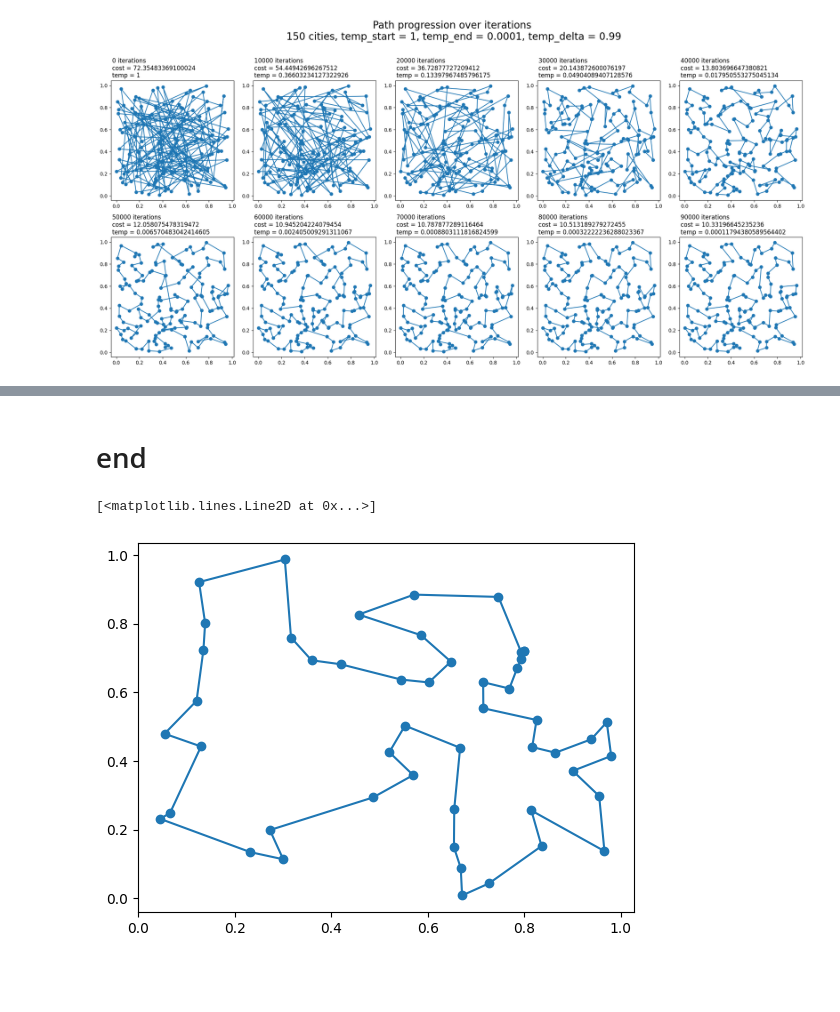
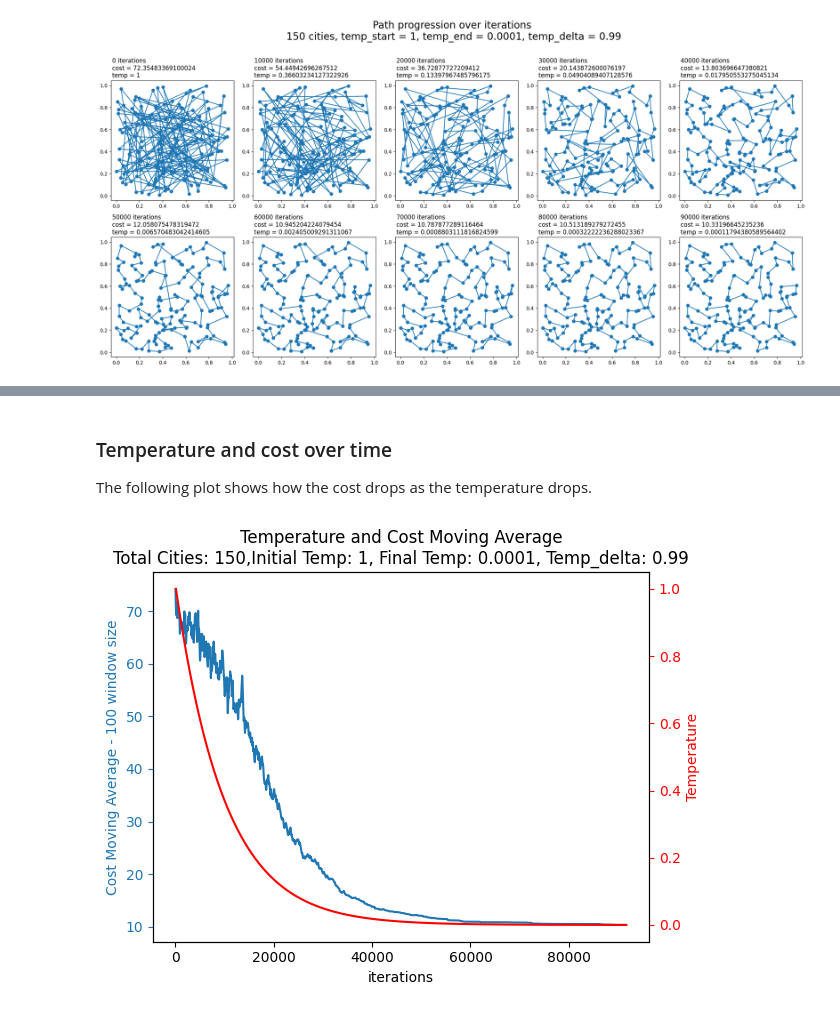
Before and after one commit to BernnardoSBO/TSP-annealing, a Jupyter notebook: caixeiro.ipynb, the cells around one changed output, grey strips where cells are left out. Cells and saved outputs as stored; diff of their text form; code cells hidden in the pictures; blank space fills up the shorter version.

```diff
--- a/caixeiro.ipynb
+++ b/caixeiro.ipynb
@@ -444,7 +455,29 @@ for it in range(len(paths)):
-# %% [markdown]
-# end
-# %%
-plt.plot([cities[path[i]].x for i in range(len(path))] + [cities[path[0]].x], [cities[path[i]].y for i in range(len(path))] + [cities[path[0]].y], marker='o')
-# %% [output]
-[<matplotlib.lines.Line2D at 0x...>]
-[figure, removed]
+# %% [markdown]
+### Temperature and cost over time
+The following plot shows how the cost drops as the temperature drops.
+# %%
+window_size = int(len(list_of_costs)/910)
+cost_moving_avg = np.convolve(list_of_costs, np.ones(window_size)/window_size, mode='valid')
+plt.plot(cost_moving_avg)
+
+
+# window_size = 2000
+# rolling_std = []
+# for i in range(len(list_of_costs) - window_size + 1):
+#   rolling_std.append(np.std(list_of_costs[i:i+window_size], ddof=1))
+
+# plt.plot(rolling_std, color="C1", label="Rolling standard deviation")
+# plt.legend()
+
+plt.ylabel(f"Cost Moving Average - {window_size} window size", color="C0")
+plt.tick_params(colors='C0', axis='y')
+plt.xlabel("iterations")
+plt.title(f"Temperature and Cost Moving Average\nTotal Cities: 150,Initial Temp: 1, Final Temp: 0.0001, Temp_delta: 0.99")
+
+ax2 = plt.twinx()
+
+ax2.plot([temps[i][1] for i in range(len(temps))], [temps[i][0] for i in range(len(temps))], color='red', label='Temperature')
+ax2.set_ylabel("Temperature", color="red")
+ax2.tick_params(colors="red")
+# %% [output]
+[figure, added]
```
Also changed, not shown: parts of 26 cells of this notebook.
